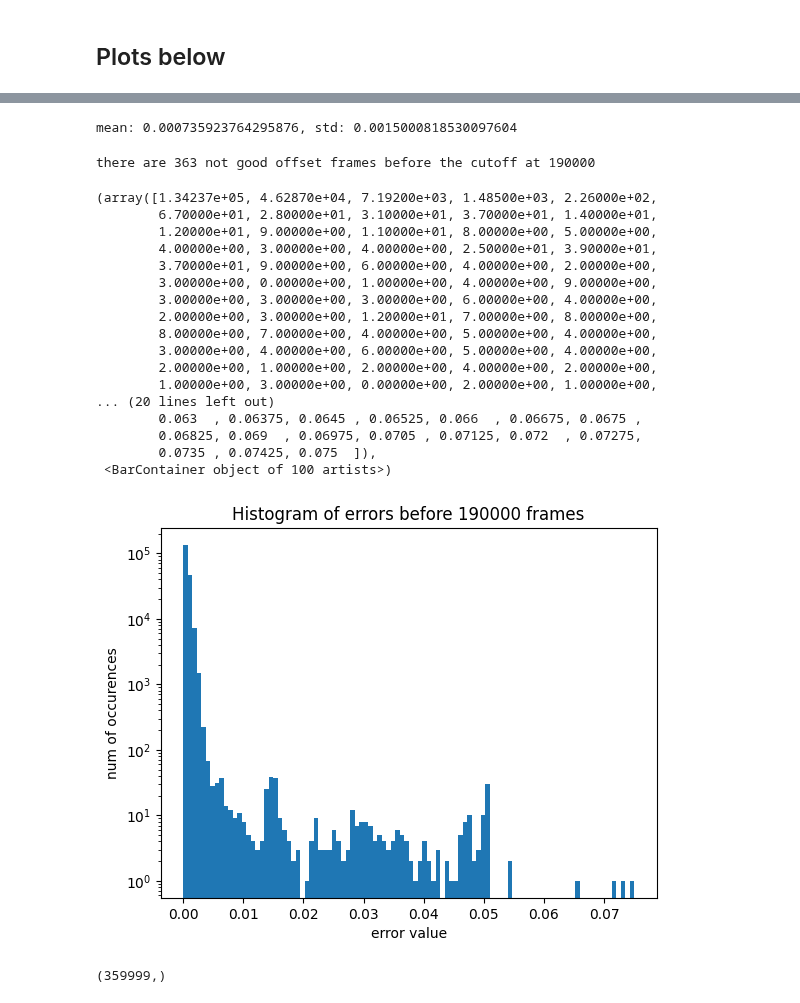
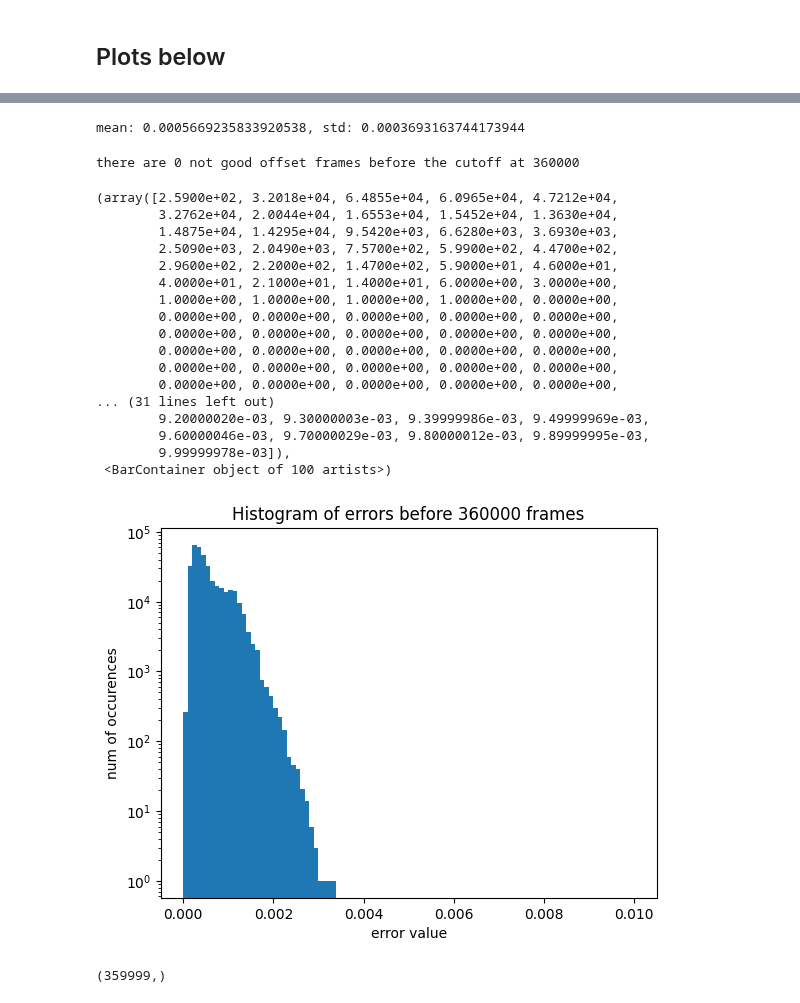
Before and after one commit to talmolab/stac-mjx, a Jupyter notebook: stac-mjx/graph_error.ipynb, the cells around one changed output, grey strips where cells are left out. Cells and saved outputs as stored; diff of their text form; code cells hidden in the pictures.

```diff
--- a/stac-mjx/graph_error.ipynb
+++ b/stac-mjx/graph_error.ipynb
@@ -20,4 +20,4 @@ model_xml = "../models/rodent_stac_optimized.xml"
 params_path = "../params/params.yaml"
 utils.init_params(params_path)
 
-data_path = "../transform_r_1k_12_21_1.p"
+data_path = "../transform_12_22_1.p"
@@ -125,39 +115,39 @@ plt.scatter(np.arange(x),errors[:x], s=1)
 # %%
-print(f"mean: {errors[:190000].mean()}, std: {errors[:190000].std()}")
+print(f"mean: {errors.mean()}, std: {errors.std()}")
 # %% [output]
-mean: 0.000735923764295876, std: 0.0015000818530097604
+mean: 0.0005669235833920538, std: 0.0003693163744173944
 # %%
-cutoff = 190000
+cutoff = 360000
 indices = np.where(errors[:cutoff] > 0.01)[0]
 
 print(f"there are {indices.shape[0]} not good offset frames before the cutoff at {cutoff}")
 # %% [output]
-there are 363 not good offset frames before the cutoff at 190000
+there are 0 not good offset frames before the cutoff at 360000
 # %%
 # plot graph where x = error value and y = number of frames in log scale
 plt.title(f"Histogram of errors before {cutoff} frames")
 plt.xlabel("error value")
 plt.ylabel("num of occurences")
-plt.hist(errors[:cutoff], bins=100, range=(0,0.075), log=True)
+plt.hist(errors[:cutoff], bins=100, range=(0,0.01), log=True)
 # %% [output]
-(array([1.34237e+05, 4.62870e+04, 7.19200e+03, 1.48500e+03, 2.26000e+02,
-        6.70000e+01, 2.80000e+01, 3.10000e+01, 3.70000e+01, 1.40000e+01,
-        1.20000e+01, 9.00000e+00, 1.10000e+01, 8.00000e+00, 5.00000e+00,
-        4.00000e+00, 3.00000e+00, 4.00000e+00, 2.50000e+01, 3.90000e+01,
-        3.70000e+01, 9.00000e+00, 6.00000e+00, 4.00000e+00, 2.00000e+00,
-        3.00000e+00, 0.00000e+00, 1.00000e+00, 4.00000e+00, 9.00000e+00,
-        3.00000e+00, 3.00000e+00, 3.00000e+00, 6.00000e+00, 4.00000e+00,
-        2.00000e+00, 3.00000e+00, 1.20000e+01, 7.00000e+00, 8.00000e+00,
-        8.00000e+00, 7.00000e+00, 4.00000e+00, 5.00000e+00, 4.00000e+00,
-        3.00000e+00, 4.00000e+00, 6.00000e+00, 5.00000e+00, 4.00000e+00,
-        2.00000e+00, 1.00000e+00, 2.00000e+00, 4.00000e+00, 2.00000e+00,
-        1.00000e+00, 3.00000e+00, 0.00000e+00, 2.00000e+00, 1.00000e+00,
-... (20 lines left out)
-        0.063  , 0.06375, 0.0645 , 0.06525, 0.066  , 0.06675, 0.0675 ,
-        0.06825, 0.069  , 0.06975, 0.0705 , 0.07125, 0.072  , 0.07275,
-        0.0735 , 0.07425, 0.075  ]),
+(array([2.5900e+02, 3.2018e+04, 6.4855e+04, 6.0965e+04, 4.7212e+04,
+        3.2762e+04, 2.0044e+04, 1.6553e+04, 1.5452e+04, 1.3630e+04,
+        1.4875e+04, 1.4295e+04, 9.5420e+03, 6.6280e+03, 3.6930e+03,
+        2.5090e+03, 2.0490e+03, 7.5700e+02, 5.9900e+02, 4.4700e+02,
+        2.9600e+02, 2.2000e+02, 1.4700e+02, 5.9000e+01, 4.6000e+01,
+        4.0000e+01, 2.1000e+01, 1.4000e+01, 6.0000e+00, 3.0000e+00,
+        1.0000e+00, 1.0000e+00, 1.0000e+00, 1.0000e+00, 0.0000e+00,
+        0.0000e+00, 0.0000e+00, 0.0000e+00, 0.0000e+00, 0.0000e+00,
+        0.0000e+00, 0.0000e+00, 0.0000e+00, 0.0000e+00, 0.0000e+00,
+        0.0000e+00, 0.0000e+00, 0.0000e+00, 0.0000e+00, 0.0000e+00,
+        0.0000e+00, 0.0000e+00, 0.0000e+00, 0.0000e+00, 0.0000e+00,
+        0.0000e+00, 0.0000e+00, 0.0000e+00, 0.0000e+00, 0.0000e+00,
+... (31 lines left out)
+        9.20000020e-03, 9.30000003e-03, 9.39999986e-03, 9.49999969e-03,
+        9.60000046e-03, 9.70000029e-03, 9.80000012e-03, 9.89999995e-03,
+        9.99999978e-03]),
  <BarContainer object of 100 artists>)
-[figure, old version]
+[figure, new version]
 # %%
 # Plot a histogram where the values are hte change in qpos from previous to current frame
 # Load data
```
Also changed, not shown: parts of 9 cells of this notebook, 4 other files.
